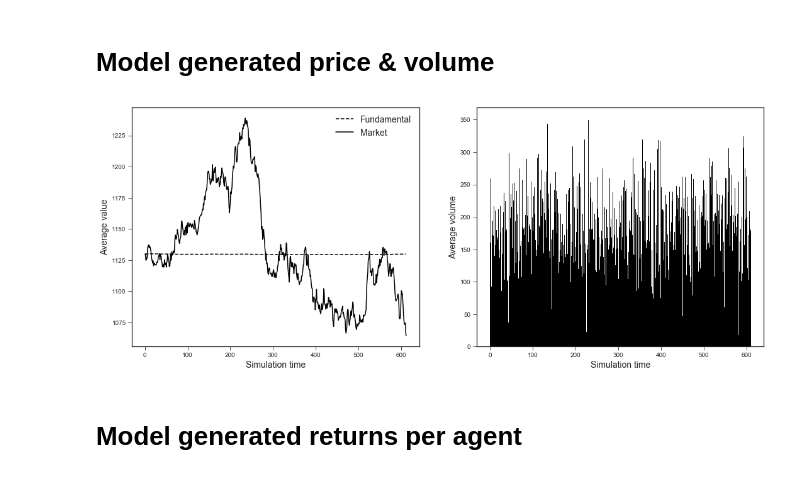
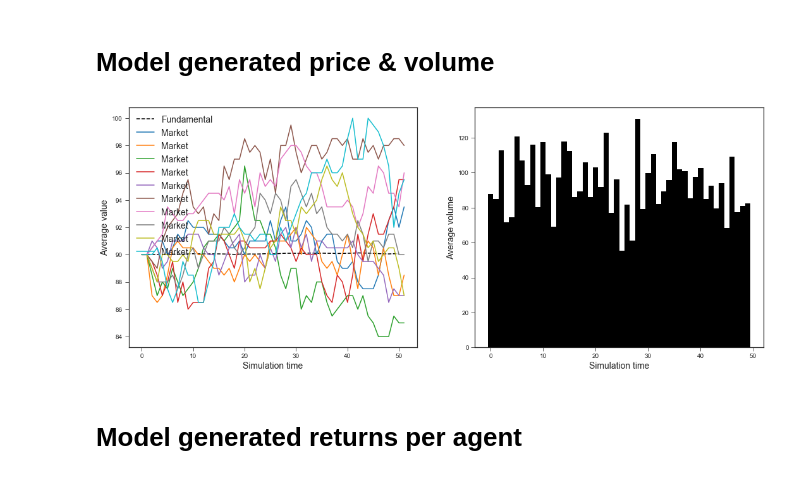
Before and after one commit to joerischasfoort/RL-ABM, a Jupyter notebook: Run-model-noise-traders.ipynb, the cells around one changed output. Cells and saved outputs as stored; diff of their text form; code cells hidden in the pictures.

```diff
--- a/Run-model-noise-traders.ipynb
+++ b/Run-model-noise-traders.ipynb
@@ -50,14 +37,6 @@ params = {"trader_sample_size": 10, # selected for comp efficiency
 
 First determine the amount of simulation runs. At every run a different random seed will be used.
 # %%
-NRUNS = 2
+NRUNS = 10
 # %% [markdown]
 All the data output data of the model will be stored in a list of traders and list of orderbooks per seed.
-# %%
-trdrs0 = []
-orbs0 = []
-for seed in range(NRUNS):
-    traders0, orderbook0 = init_objects(params, seed)
-    traders0, orderbook0 = ABM_model(traders0, orderbook0, params, seed)
-    trdrs0.append(traders0)
-    orbs0.append(orderbook0)
@@ -66,0 +43,10 @@ Start of simulation  1
+# %%
+trdrs = []
+orbs = []
+rl_agents = []
+for seed in range(NRUNS):
+    traders, orderbook, rl_agent = init_objects(parameters, seed)
+    traders, orderbook, rl_agent = seller_model(traders, orderbook, rl_agent, parameters, seed)
+    trdrs.append(traders)
+    orbs.append(orderbook)
+    rl_agents.append(rl_agent)
@@ -67,28 +64,28 @@ Start of simulation  1
 # %% [markdown]
 Store the data in dataframes
 # %%
-mc_prices, mc_returns, mc_autocorr_returns, mc_autocorr_abs_returns, mc_volatility, mc_volume, mc_fundamentals = organise_data(orbs0, burn_in_period=0)
+mc_prices, mc_returns, mc_autocorr_returns, mc_autocorr_abs_returns, mc_volatility, mc_volume, mc_fundamentals = organise_data(orbs, burn_in_period=0)
 # %% [markdown]
 # Model generated price & volume
 # %%
 fig, (ax1, ax2) = plt.subplots(1, 2, figsize=(18,7))
 
 ax1.plot(mc_fundamentals.index, mc_fundamentals.mean(axis=1), 'k--', label='Fundamental')
-ax1.plot(mc_prices.index, mc_prices.mean(axis=1), 'k', label='Market')
+ax1.plot(mc_prices.index, mc_prices, label='Market')
 ax1.legend(loc='best', fontsize='14')
 
 ax1.set_ylabel('Average value', fontsize='14')
 
 ax2.bar(mc_volume.index, mc_volume.mean(axis=1), width=1.0, color='black')
 ax2.set_ylabel('Average volume', fontsize='14')
 
 for ax in (ax1, ax2):
     ax.set_xlabel('Simulation time', fontsize='14')
 
 
 #fig.savefig('baseline_dynamics.png', dpi=200, bbox_inches = 'tight', pad_inches = 0)
 # %% [output]
-[figure, old version]
+[figure, new version]
 # %% [markdown]
 # Model generated returns per agent
 # %%
```
Also changed, not shown: parts of 9 cells of this notebook, 6 other files.
